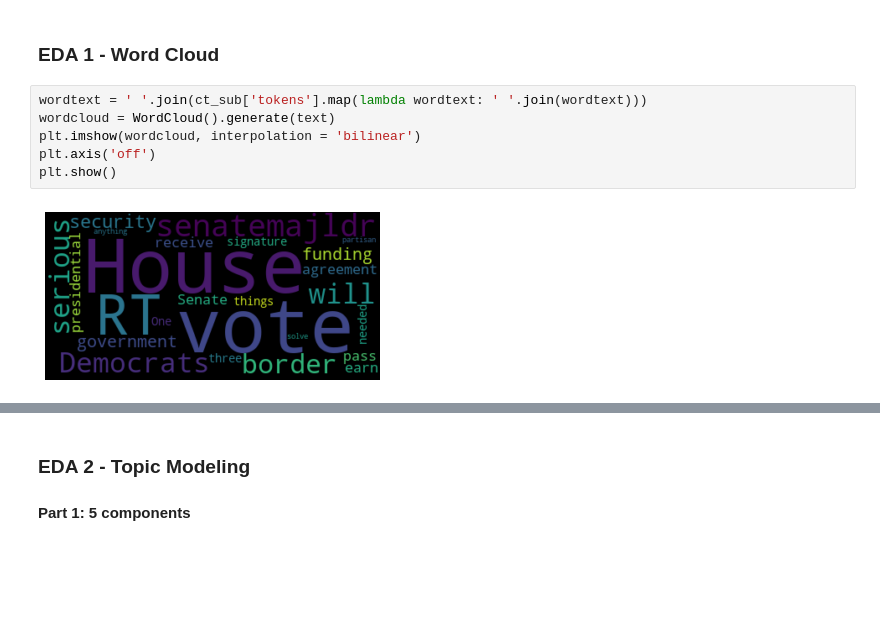
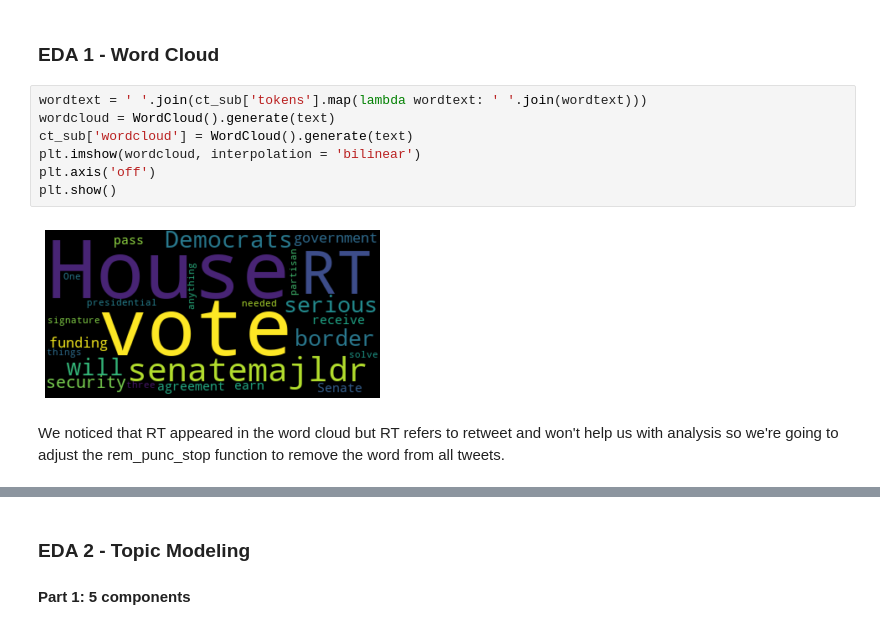
Before and after one commit to reubenp92/CSS_Project_5_Team_6_Spring_2021, a Jupyter notebook: Project 5 Student.ipynb, the cells around one changed output, grey strips where cells are left out. Cells and saved outputs as stored; diff of their text form; blank space fills up the shorter version.

```diff
--- a/Project 5 Student.ipynb
+++ b/Project 5 Student.ipynb
@@ -174,8 +183,11 @@ Use two of the techniques we covered in lab (or other techniques outside of lab!
 # %%
 wordtext = ' '.join(ct_sub['tokens'].map(lambda wordtext: ' '.join(wordtext)))
 wordcloud = WordCloud().generate(text)
+ct_sub['wordcloud'] = WordCloud().generate(text)
 plt.imshow(wordcloud, interpolation = 'bilinear')
 plt.axis('off')
 plt.show()
 # %% [output]
-[figure, old version]
+[figure, new version]
+# %% [markdown]
+We noticed that RT appeared in the word cloud but RT refers to retweet and won't help us with analysis so we're going to adjust the rem_punc_stop function to remove the word from all tweets.
```
Also changed, not shown: parts of 53 cells of this notebook.
